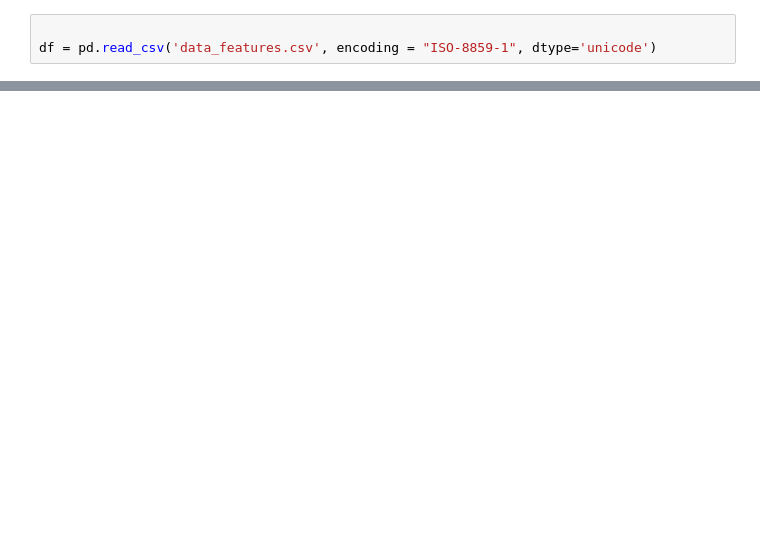
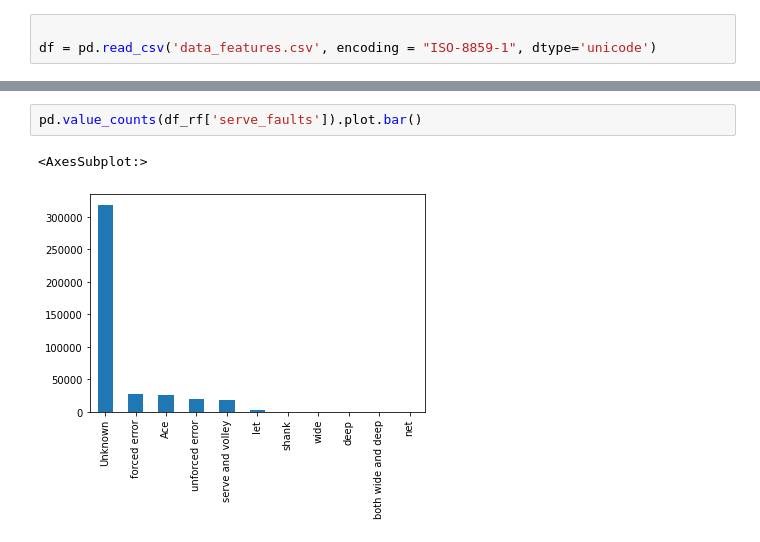
Before and after one commit to anjuiiita/Racket_notebook, a Jupyter notebook: Queries.ipynb, the cells around one changed output, grey strips where cells are left out. Cells and saved outputs as stored; diff of their text form; blank space fills up the shorter version.

```diff
--- a/Queries.ipynb
+++ b/Queries.ipynb
@@ -26,0 +45,5 @@ df_rf= df[df1['match_id'].str.contains("Roger_Federer")]
+# %%
+pd.value_counts(df_rf['serve_faults']).plot.bar()
+# %% [output]
+<AxesSubplot:>
+[figure, added]
```
Also changed, not shown: parts of 30 cells of this notebook, 3 other files.
